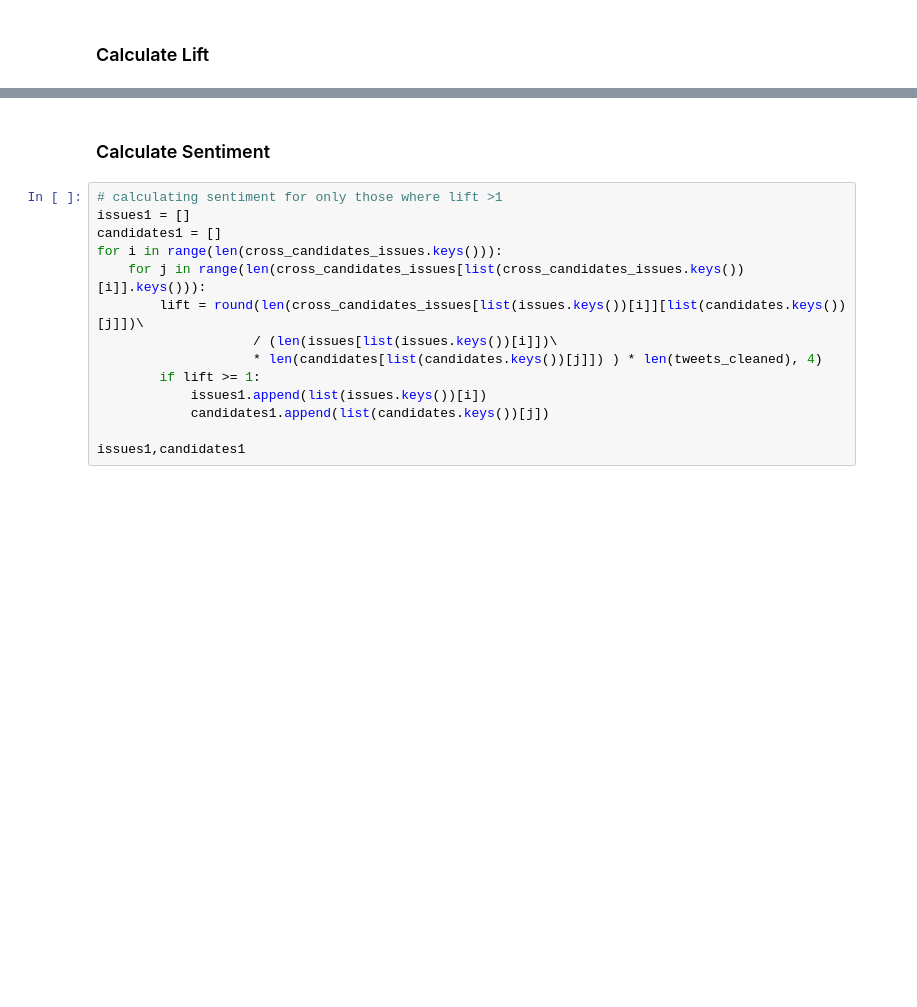
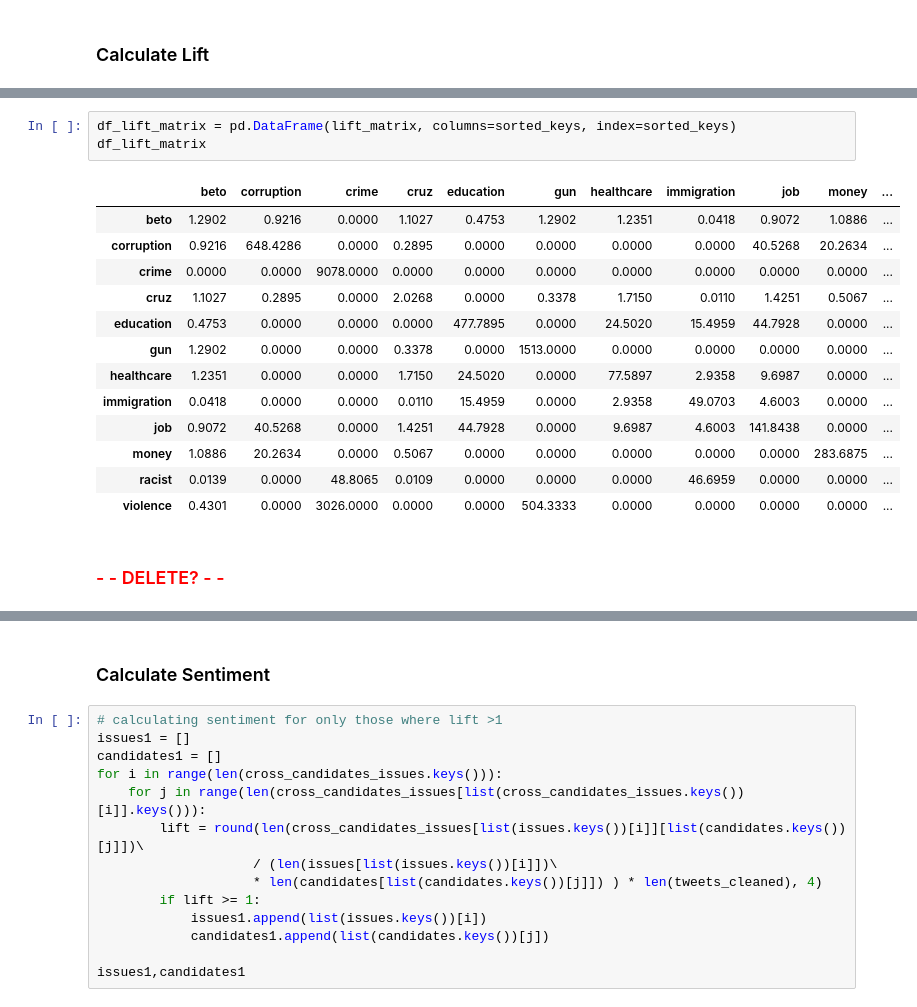
Before and after one commit to BrianPetersonHub/UGCA_Project2, a Jupyter notebook: UGCA_Project2_1023.ipynb, the cells around one changed output, grey strips where cells are left out. Saved outputs shown, nothing was run; the diff lists cells and outputs as text; blank space fills up the shorter version.

```diff
--- a/UGCA_Project2_1023.ipynb
+++ b/UGCA_Project2_1023.ipynb
@@ -291,3 +339,22 @@ pp.pprint(cross_candidates_issues)
+# %%
+df_lift_matrix = pd.DataFrame(lift_matrix, columns=sorted_keys, index=sorted_keys)
+df_lift_matrix
+# %% [output]
+|  | beto | corruption | crime | cruz | education | gun | healthcare | immigration | job | money | ... |
+| beto | 1.2902 | 0.9216 | 0.0000 | 1.1027 | 0.4753 | 1.2902 | 1.2351 | 0.0418 | 0.9072 | 1.0886 | ... |
+| corruption | 0.9216 | 648.4286 | 0.0000 | 0.2895 | 0.0000 | 0.0000 | 0.0000 | 0.0000 | 40.5268 | 20.2634 | ... |
+| crime | 0.0000 | 0.0000 | 9078.0000 | 0.0000 | 0.0000 | 0.0000 | 0.0000 | 0.0000 | 0.0000 | 0.0000 | ... |
+| cruz | 1.1027 | 0.2895 | 0.0000 | 2.0268 | 0.0000 | 0.3378 | 1.7150 | 0.0110 | 1.4251 | 0.5067 | ... |
+| education | 0.4753 | 0.0000 | 0.0000 | 0.0000 | 477.7895 | 0.0000 | 24.5020 | 15.4959 | 44.7928 | 0.0000 | ... |
+| gun | 1.2902 | 0.0000 | 0.0000 | 0.3378 | 0.0000 | 1513.0000 | 0.0000 | 0.0000 | 0.0000 | 0.0000 | ... |
+| healthcare | 1.2351 | 0.0000 | 0.0000 | 1.7150 | 24.5020 | 0.0000 | 77.5897 | 2.9358 | 9.6987 | 0.0000 | ... |
+| immigration | 0.0418 | 0.0000 | 0.0000 | 0.0110 | 15.4959 | 0.0000 | 2.9358 | 49.0703 | 4.6003 | 0.0000 | ... |
+| job | 0.9072 | 40.5268 | 0.0000 | 1.4251 | 44.7928 | 0.0000 | 9.6987 | 4.6003 | 141.8438 | 0.0000 | ... |
+| money | 1.0886 | 20.2634 | 0.0000 | 0.5067 | 0.0000 | 0.0000 | 0.0000 | 0.0000 | 0.0000 | 283.6875 | ... |
+| racist | 0.0139 | 0.0000 | 48.8065 | 0.0109 | 0.0000 | 0.0000 | 0.0000 | 46.6959 | 0.0000 | 0.0000 | ... |
+| violence | 0.4301 | 0.0000 | 3026.0000 | 0.0000 | 0.0000 | 504.3333 | 0.0000 | 0.0000 | 0.0000 | 0.0000 | ... |
+# %% [markdown]
+### <font color='red'>- - DELETE? - -</font>
 # %%
 # now we can calculate the lift value
 data=[]
```
Also changed, not shown: parts of 13 cells of this notebook.
